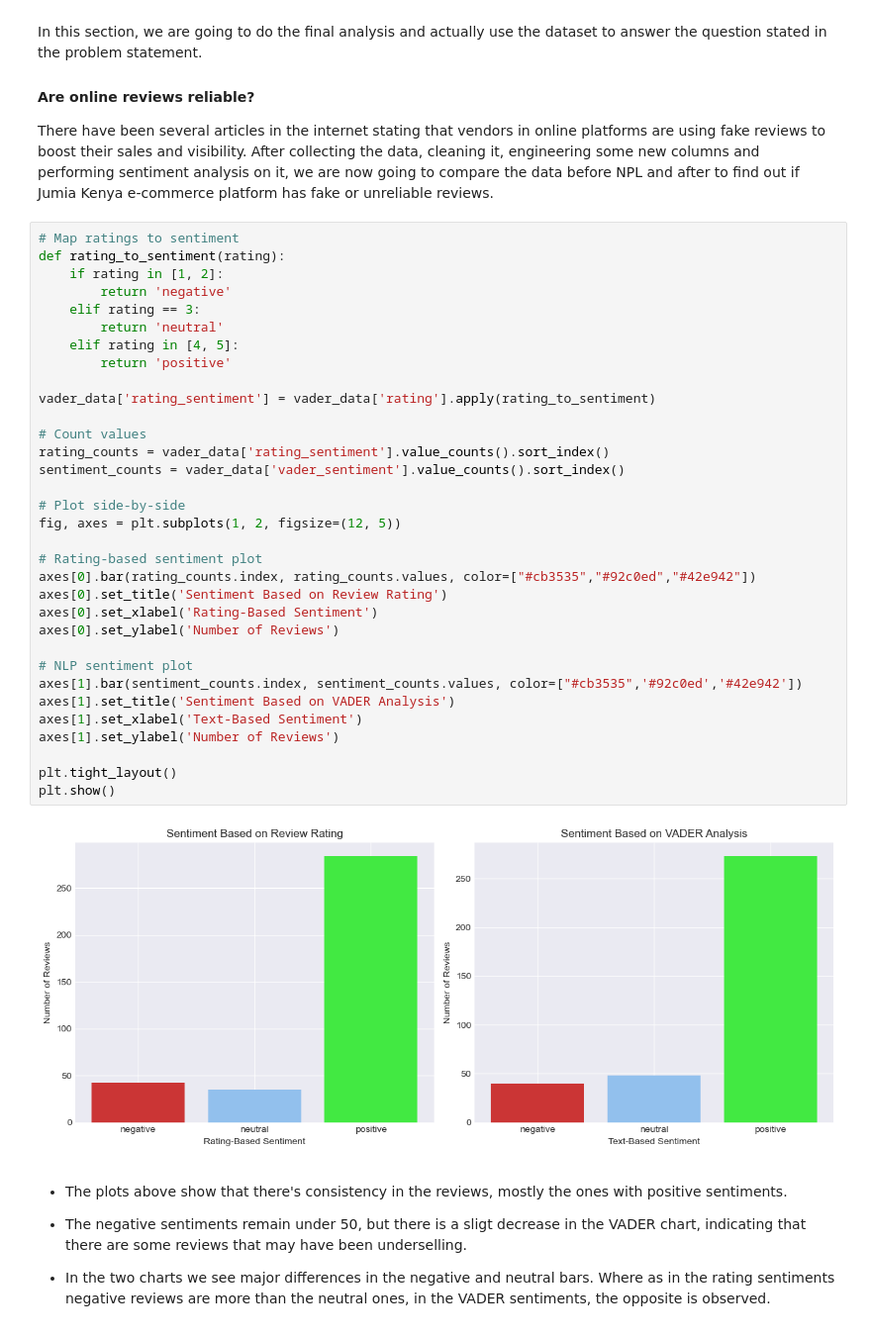
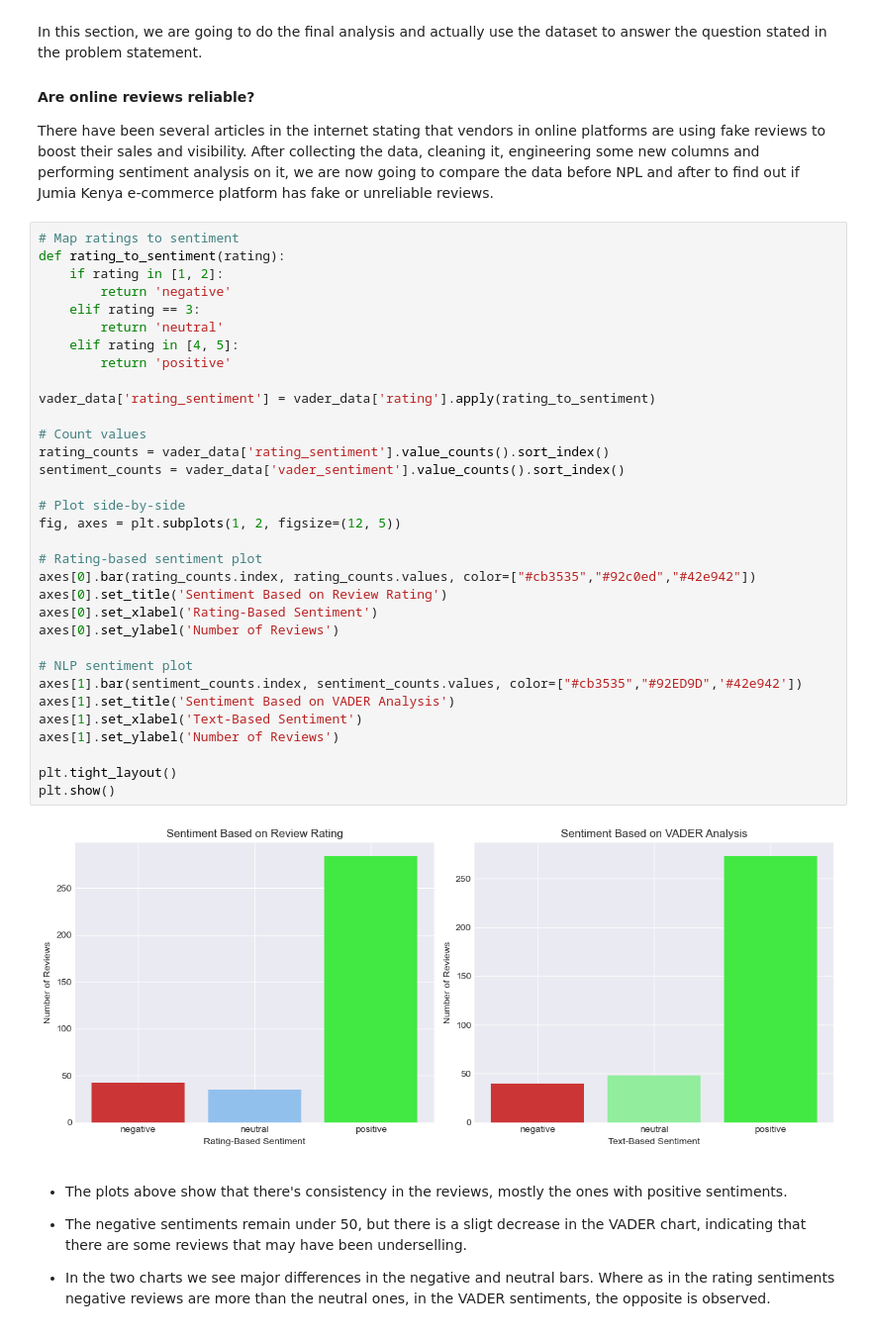
Before and after one commit to Assesa44/Kenya-Ecommerce-Reviews, a Jupyter notebook: Notebooks/analysis.ipynb, the cells around one changed output. Shown at 99% size. Cells and saved outputs as stored; diff of their text form.

```diff
--- a/Notebooks/analysis.ipynb
+++ b/Notebooks/analysis.ipynb
@@ -1058,35 +1055,35 @@ def rating_to_sentiment(rating):
     if rating in [1, 2]:
         return 'negative'
     elif rating == 3:
         return 'neutral'
     elif rating in [4, 5]:
         return 'positive'
 
 vader_data['rating_sentiment'] = vader_data['rating'].apply(rating_to_sentiment)
 
 # Count values
 rating_counts = vader_data['rating_sentiment'].value_counts().sort_index()
 sentiment_counts = vader_data['vader_sentiment'].value_counts().sort_index()
 
 # Plot side-by-side
 fig, axes = plt.subplots(1, 2, figsize=(12, 5))
 
 # Rating-based sentiment plot
 axes[0].bar(rating_counts.index, rating_counts.values, color=["#cb3535","#92c0ed","#42e942"])
 axes[0].set_title('Sentiment Based on Review Rating')
 axes[0].set_xlabel('Rating-Based Sentiment')
 axes[0].set_ylabel('Number of Reviews')
 
 # NLP sentiment plot
-axes[1].bar(sentiment_counts.index, sentiment_counts.values, color=["#cb3535",'#92c0ed','#42e942'])
+axes[1].bar(sentiment_counts.index, sentiment_counts.values, color=["#cb3535","#92ED9D",'#42e942'])
 axes[1].set_title('Sentiment Based on VADER Analysis')
 axes[1].set_xlabel('Text-Based Sentiment')
 axes[1].set_ylabel('Number of Reviews')
 
 plt.tight_layout()
 plt.show()
 # %% [output]
-[figure, old version]
+[figure, new version]
 # %% [markdown]
 - The plots above show that there's consistency in the reviews, mostly the ones with positive sentiments.
 
```
Also changed, not shown: parts of 1 cell of this notebook, 1 other file.
